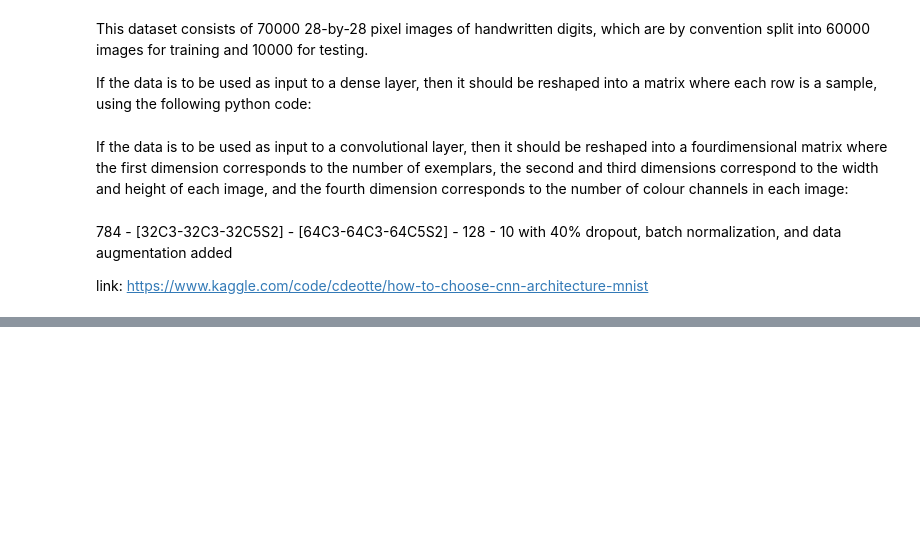
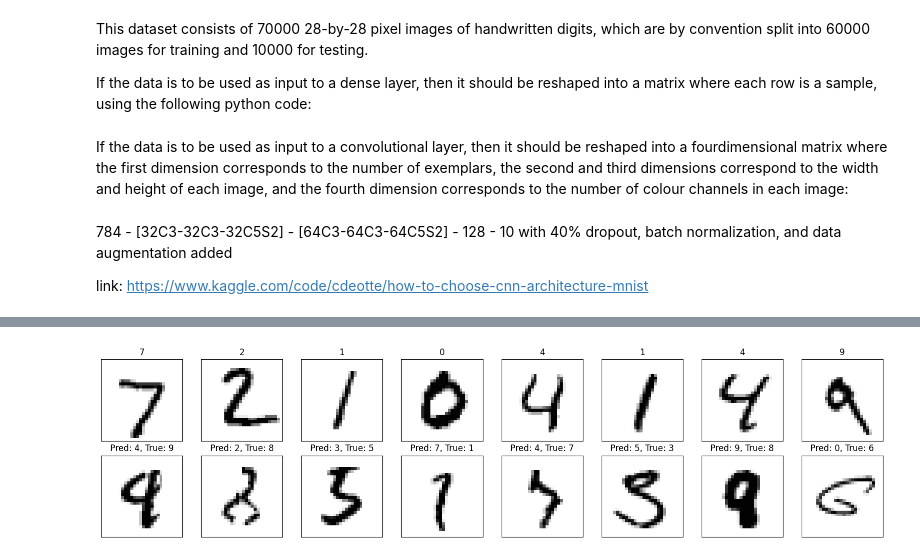
Before and after one commit to nnevermine/Deeplearning1, a Jupyter notebook: keras.ipynb, the cells around one changed output, grey strips where cells are left out. Drawn from its saved outputs; the diff is of its cells as text; code cells hidden in the pictures; blank space fills up the shorter version.

```diff
--- a/keras.ipynb
+++ b/keras.ipynb
@@ -139,7 +211,7 @@ for i in range(0,8):
     ax.get_yaxis().set_visible(False)
 for i in range(0,8):
     # output = net.predict(x_test[i,:].reshape(1, 784)) #if MLP
-    output = net.predict(x_test[i,:].reshape(1, 28,28,1)) #if CNN
+    output = model.predict(x_test[i,:].reshape(1, 28,28,1)) #if CNN
     output=output[0,0:]
     plt.subplot(2,8,8+i+1)
     plt.bar(np.arange(10.),output)
@@ -221,0 +258,33 @@ Percentage correctly classified MNIST=  99.45
+# %%
+import numpy as np
+import matplotlib.pyplot as plt
+
+# Get predictions for the test set
+outputs = model.predict(x_test)
+labels_predicted = np.argmax(outputs, axis=1)
+
+# Find indices of correctly and incorrectly predicted samples
+correct_indices = np.where(labels_predicted == labels_test)[0]
+incorrect_indices = np.where(labels_predicted != labels_test)[0]
+
+# Plot 8 correctly predicted figures
+plt.figure(figsize=(16, 4))
+for i, idx in enumerate(correct_indices[:8]):
+    ax = plt.subplot(2, 8, i + 1)
+    plt.imshow(x_test[idx].reshape(28, 28), cmap=plt.get_cmap('gray_r'))
+    plt.title(labels_predicted[idx])
+    ax.get_xaxis().set_visible(False)
+    ax.get_yaxis().set_visible(False)
+
+# Plot 8 incorrectly predicted figures
+for i, idx in enumerate(incorrect_indices[:8]):
+    ax = plt.subplot(2, 8, 8 + i + 1)
+    plt.imshow(x_test[idx].reshape(28, 28), cmap=plt.get_cmap('gray_r'))
+    plt.title("Pred: {}, True: {}".format(
+        labels_predicted[idx], labels_test[idx]))
+    ax.get_xaxis().set_visible(False)
+    ax.get_yaxis().set_visible(False)
+
+plt.tight_layout()
+plt.show()
+# %% [output]
@@ -221,0 +292 @@ Percentage correctly classified MNIST=  99.45
+[figure, added]
```
Also changed, not shown: parts of 12 cells of this notebook, 5 other files.
